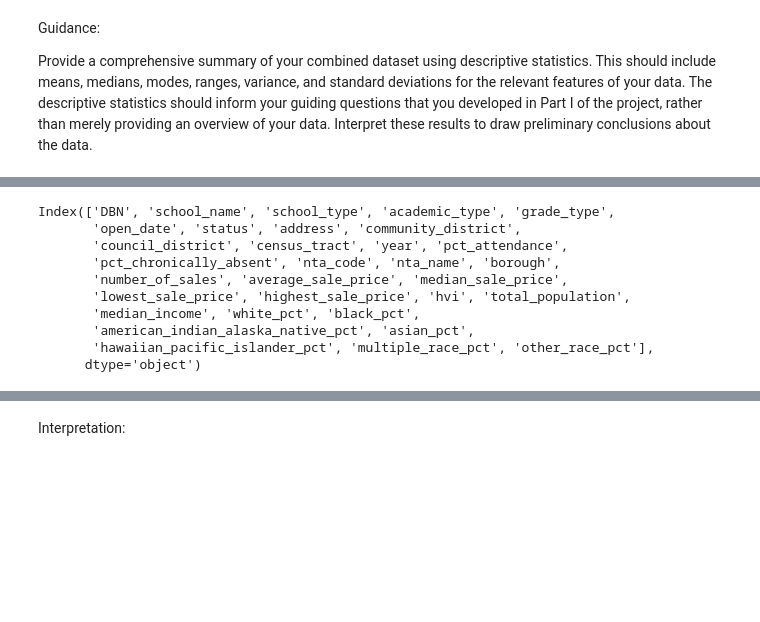
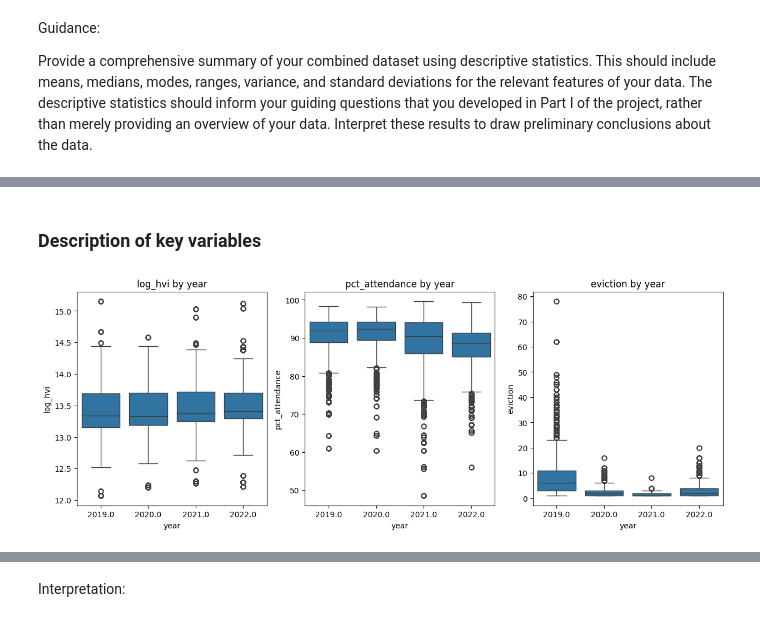
Before and after one commit to NakaFrozn/si618_final_project, a Jupyter notebook: Final_project_Step2.ipynb, the cells around one changed output, grey strips where cells are left out. Cells and saved outputs as stored; diff of their text form; code cells hidden in the pictures; blank space fills up the shorter version.

```diff
--- a/Final_project_Step2.ipynb
+++ b/Final_project_Step2.ipynb
@@ -50,21 +55,33 @@ allData["minority_pct"] =
 # Mean, median, mode, std dev, range, IQR, etc
 # Box plot for each
 allData.columns
-keepCols = ['year', 'pct_attendance',
+keepCols = ['year', 'DBN', 'pct_attendance', 'tract',
        'pct_chronically_absent', 'nta_code', 'nta_name', 'borough',
        'number_of_sales', 'average_sale_price', 'median_sale_price',
        'lowest_sale_price', 'highest_sale_price', 'hvi', 'total_population',
+       'eviction',
        'median_income', 'white_pct', 'black_pct',
        'american_indian_alaska_native_pct', 'asian_pct',
        'hawaiian_pacific_islander_pct', 'multiple_race_pct', 'other_race_pct']
+# keep only the columns we want
+allData = allData[keepCols]
+# create log house value index
+allData['log_hvi'] = np.log(allData['hvi'])
+# create minority majority indicator variable
+allData['minority_majority'] = np.where(allData['white_pct'] < 50, 1, 0)
+# create low, medium, high income indicator variables derived from median_income
+low_income = allData['median_income'].quantile(0.33)
+high_income = allData['median_income'].quantile(0.67)
+allData['income_level'] = np.where(allData['median_income'] < low_income, 'low',
+                                   np.where(allData['median_income'] < high_income, 'medium', 'high'))
-# %% [output]
-Index(['DBN', 'school_name', 'school_type', 'academic_type', 'grade_type',
-       'open_date', 'status', 'address', 'community_district',
-       'council_district', 'census_tract', 'year', 'pct_attendance',
-       'pct_chronically_absent', 'nta_code', 'nta_name', 'borough',
-       'number_of_sales', 'average_sale_price', 'median_sale_price',
-       'lowest_sale_price', 'highest_sale_price', 'hvi', 'total_population',
-       'median_income', 'white_pct', 'black_pct',
-       'american_indian_alaska_native_pct', 'asian_pct',
-       'hawaiian_pacific_islander_pct', 'multiple_race_pct', 'other_race_pct'],
-      dtype='object')
+# %% [markdown]
+### Description of key variables
+# %%
+varlist = ['log_hvi', 'pct_attendance', 'eviction']
+## create one row of 3 boxplots
+fig, axs = plt.subplots(1, 3, figsize=(15, 5))
+for i, var in enumerate(varlist):
+    sns.boxplot(x='year', y=var, data=allData, ax=axs[i])
+    axs[i].set_title(f'{var} by year')
+# %% [output]
+[figure, added]
```
Also changed, not shown: parts of 16 cells of this notebook.
